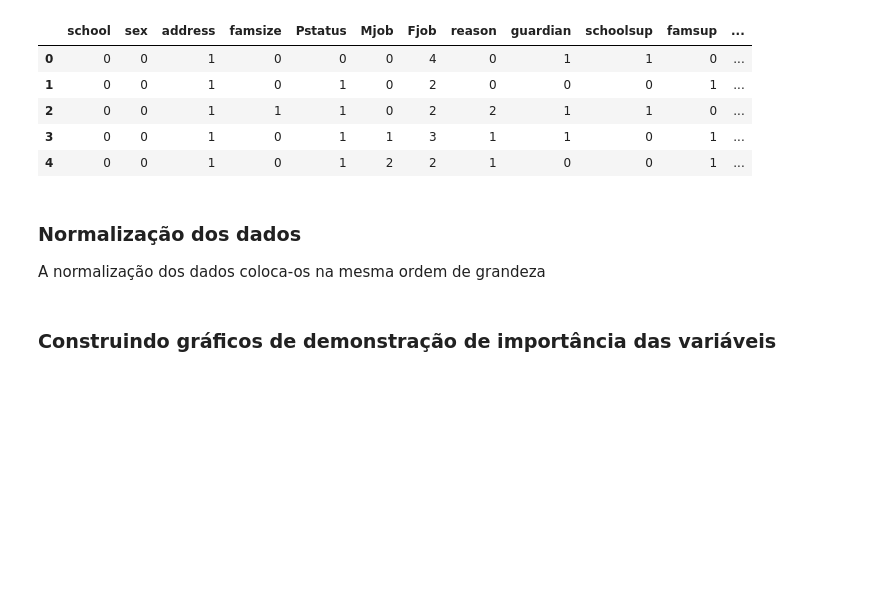
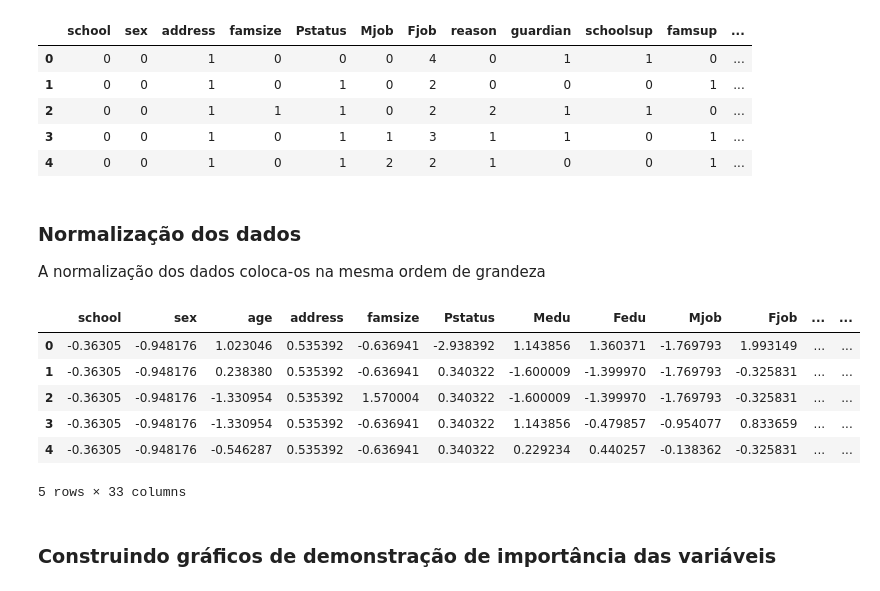
Before and after one commit to analiciabraga/desafioML, a Jupyter notebook: DesafioML-NotaFinal.ipynb, the cells around one changed output. Drawn from its saved outputs; the diff is of its cells as text; code cells hidden in the pictures; blank space fills up the shorter version.

```diff
--- a/DesafioML-NotaFinal.ipynb
+++ b/DesafioML-NotaFinal.ipynb
@@ -120,8 +102,17 @@ A normalização dos dados coloca-os na mesma ordem de grandeza
 # %%
 #Este processo PADRONIZA as variáveis
 escala = StandardScaler().fit(df_notas)
 df_notasN = escala.transform(df_notas)
 df_notas = pd.DataFrame(StandardScaler().fit_transform(df_notasN), columns=df_notas.columns, index=df_notas.index)
+df_notas.head( )
+# %% [output]
+|  | school | sex | age | address | famsize | Pstatus | Medu | Fedu | Mjob | Fjob | ... | ... |
+| 0 | -0.36305 | -0.948176 | 1.023046 | 0.535392 | -0.636941 | -2.938392 | 1.143856 | 1.360371 | -1.769793 | 1.993149 | ... | ... |
+| 1 | -0.36305 | -0.948176 | 0.238380 | 0.535392 | -0.636941 | 0.340322 | -1.600009 | -1.399970 | -1.769793 | -0.325831 | ... | ... |
+| 2 | -0.36305 | -0.948176 | -1.330954 | 0.535392 | 1.570004 | 0.340322 | -1.600009 | -1.399970 | -1.769793 | -0.325831 | ... | ... |
+| 3 | -0.36305 | -0.948176 | -1.330954 | 0.535392 | -0.636941 | 0.340322 | 1.143856 | -0.479857 | -0.954077 | 0.833659 | ... | ... |
+| 4 | -0.36305 | -0.948176 | -0.546287 | 0.535392 | -0.636941 | 0.340322 | 0.229234 | 0.440257 | -0.138362 | -0.325831 | ... | ... |
+5 rows × 33 columns
 # %%
 #Este processo NORMALIZA as variáveis - ESCOLHER APENAS UM PROCESSO
 #escala = Normalizer().fit(df_notas)
```
Also changed, not shown: parts of 28 cells of this notebook.
